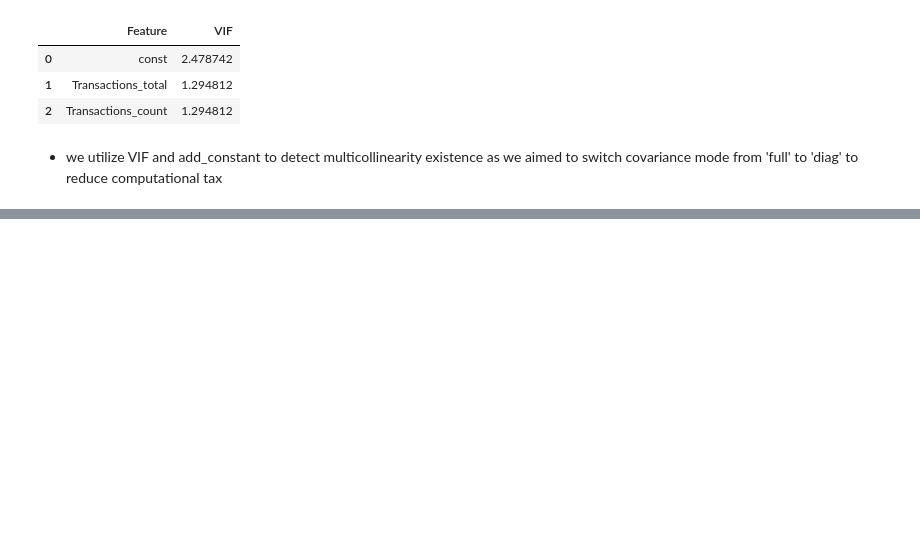
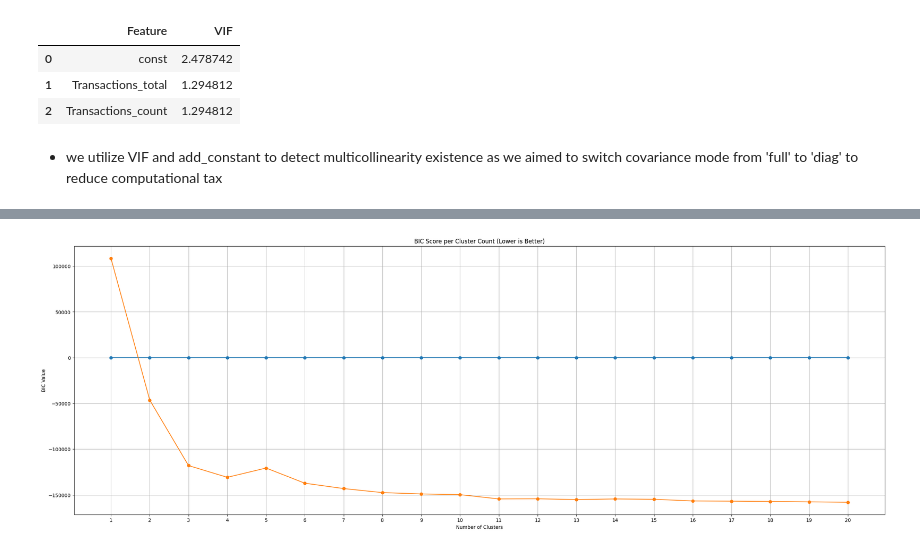
Before and after one commit to AtlasMarbx/AdventureWorks-Data-Migration-and-insight-extraction, a Jupyter notebook: EDA_process.ipynb, the cells around one changed output, grey strips where cells are left out. Saved outputs shown, nothing was run; the diff lists cells and outputs as text; code cells hidden in the pictures; blank space fills up the shorter version.

Commit message:
completed the first GMM with the FM (Frequency, Monetory) subset, next up: GMM with subcategory behavioral drivers of each clustered customers

```diff
--- a/EDA_process.ipynb
+++ b/EDA_process.ipynb
@@ -1725,17 +1723,20 @@ X_features = transactions_subset[['Transactions_total', 'Transactions_count']].c
 scaler = StandardScaler()
 
 X_scaled = scaler.fit_transform(X_features)
+
 bic_scores = []
+k_range = range(1, 21)
 
-for i in range(1, 11): # going further doesn't add much decrease as we more beyond 10 clusters range
+for i in k_range: # going further doesn't add much decrease as we more beyond 10 clusters range
     gmm = GaussianMixture(n_components=i,
                 covariance_type='diag',
                 init_params='kmeans',
-                reg_covar=1e-6, # hyperparmeter in GMM which act as a minimum variance threshold between features within clusters
+                n_init=10,
+                reg_covar=1e-6, # hyperparmeter in GMM which act as a the minimum variance threshold between features within clusters
                 random_state=42)
 
     gmm.fit(X_scaled)
     bic_scores.append([(i), (gmm.bic(X_scaled))])
 
-sorted(bic_scores)
+sorted(bic_scores, key=lambda x: x[1])
 # %% [output]
@@ -1761,0 +1763,14 @@ transactions_subset['Cluster'] = gmm_finalized.fit_predict(X_scaled)
+# %%
+plt.figure(figsize=(30, 10))
+
+plt.plot(k_range, bic_scores, marker='o')
+plt.title('BIC Score per Cluster Count (Lower is Better)')
+plt.xlabel('Number of Clusters')
+plt.ylabel('BIC Value')
+
+plt.xticks(k_range)
+
+plt.grid(True)
+plt.show()
+# %% [output]
+[figure, added]
```
Also changed, not shown: parts of 8 cells of this notebook.
